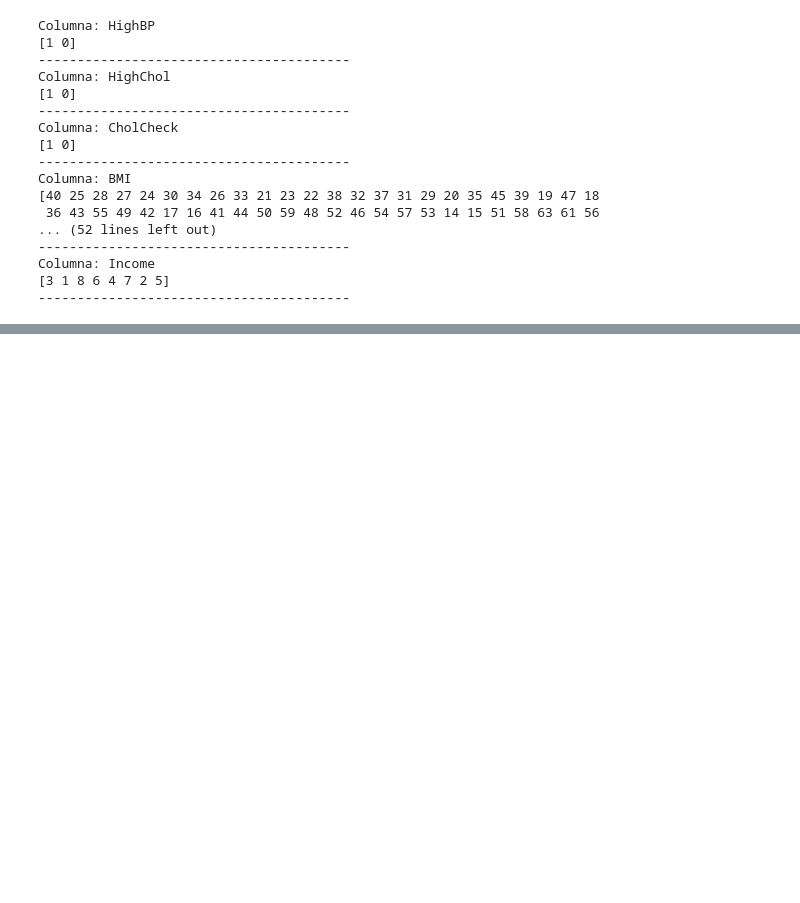
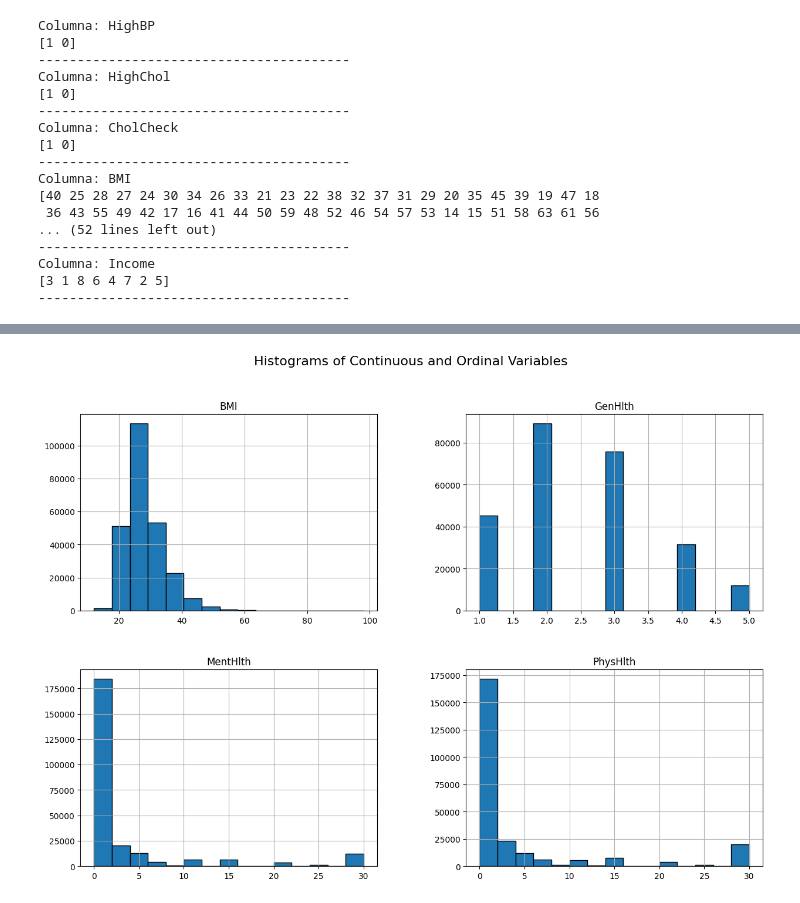
Before and after one commit to SaraRuDi/thesis, a Jupyter notebook: data-exploration.ipynb, the cells around one changed output, grey strips where cells are left out. Drawn from its saved outputs; the diff is of its cells as text; code cells hidden in the pictures; blank space fills up the shorter version.

```diff
--- a/data-exploration.ipynb
+++ b/data-exploration.ipynb
@@ -91,0 +146,8 @@ All variables except BMI are categorical and should be treated like that.
+# %%
+# histograms to check distribution of continuous and ordinal vars
+continuous_ordinal_vars = ['BMI', 'GenHlth', 'MentHlth', 'PhysHlth']
+X[continuous_ordinal_vars].hist(bins=15, figsize=(15, 10), edgecolor='black')
+plt.suptitle("Histograms of Continuous and Ordinal Variables", fontsize=16)
+plt.show()
+# %% [output]
+[figure, added]
```
Also changed, not shown: parts of 17 cells of this notebook.
